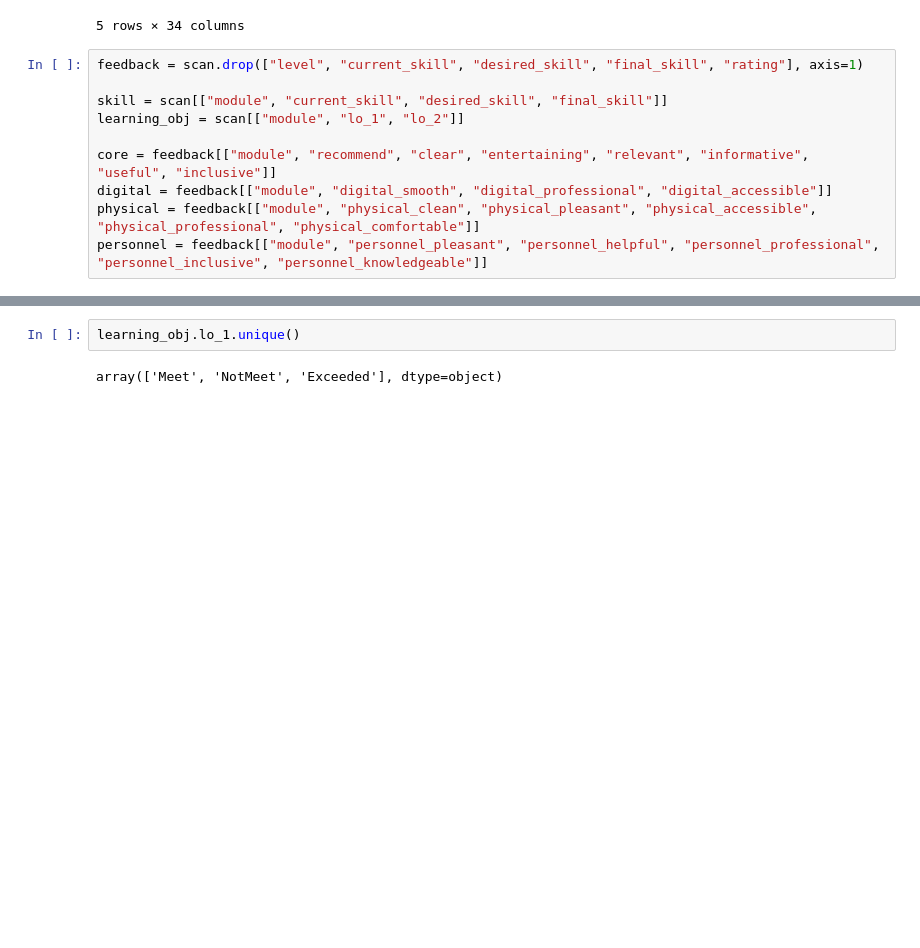
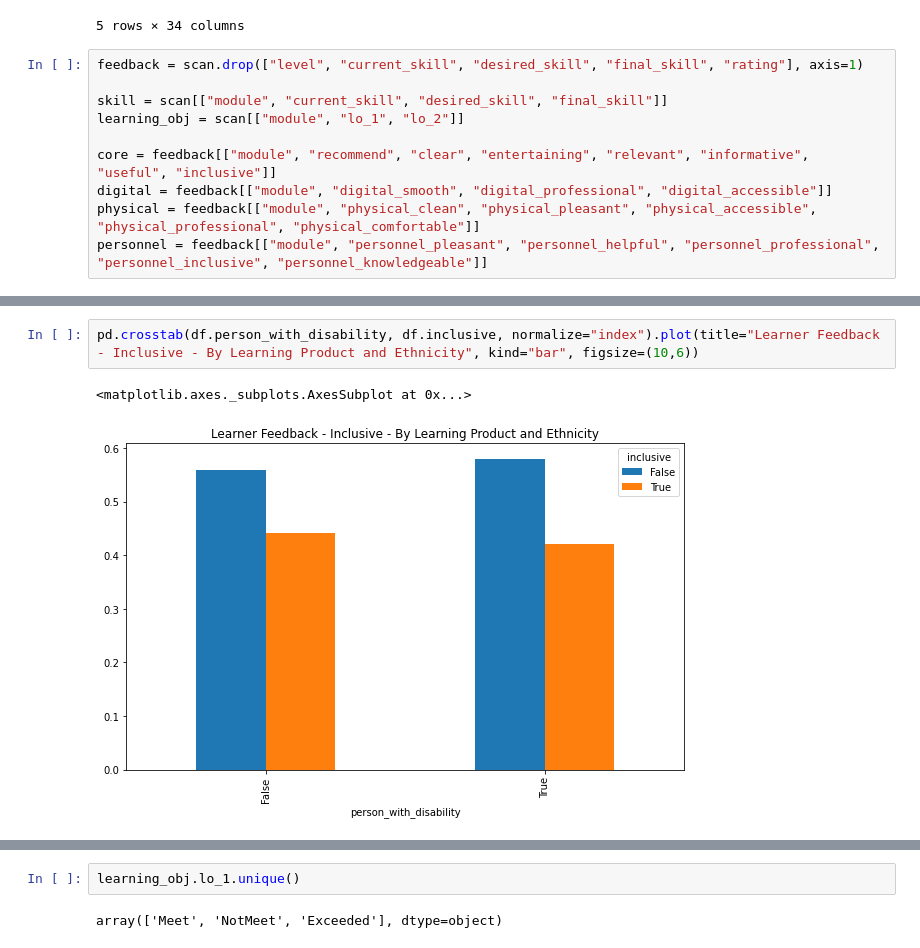
Before and after one commit to ToferC/learner_models, a Jupyter notebook: Evals_analysis.ipynb, the cells around one changed output, grey strips where cells are left out. Cells and saved outputs as stored; diff of their text form; blank space fills up the shorter version.

```diff
--- a/Evals_analysis.ipynb
+++ b/Evals_analysis.ipynb
@@ -88,3 +88,8 @@ pd.crosstab(df.offering_id.where(df.module==201), df.inclusive, normalize="index
+# %%
+pd.crosstab(df.person_with_disability, df.inclusive, normalize="index").plot(title="Learner Feedback - Inclusive - By Learning Product and Ethnicity", kind="bar", figsize=(10,6))
+# %% [output]
+<matplotlib.axes._subplots.AxesSubplot at 0x...>
+[figure, added]
 # %%
 digital.groupby("module").agg('mean').plot(title="Learner Feedback - Digital XP", kind="bar", figsize=(10,6))
 # %% [output]
```
Also changed, not shown: parts of 28 cells of this notebook, 4 other files.
